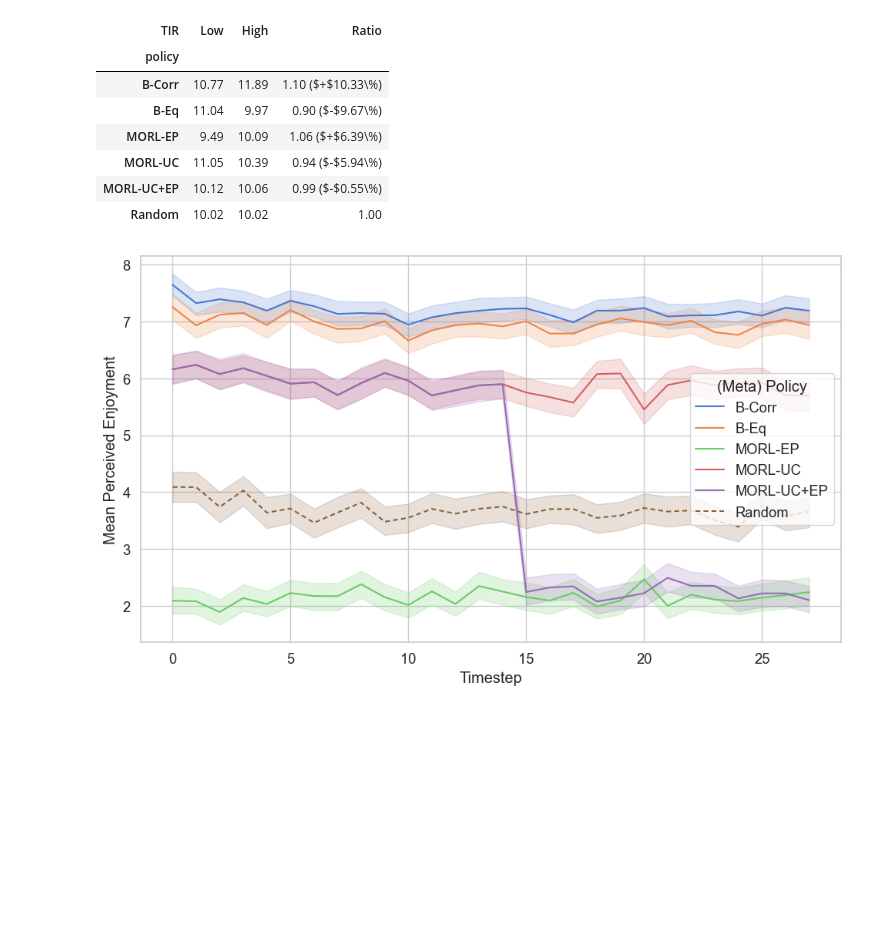
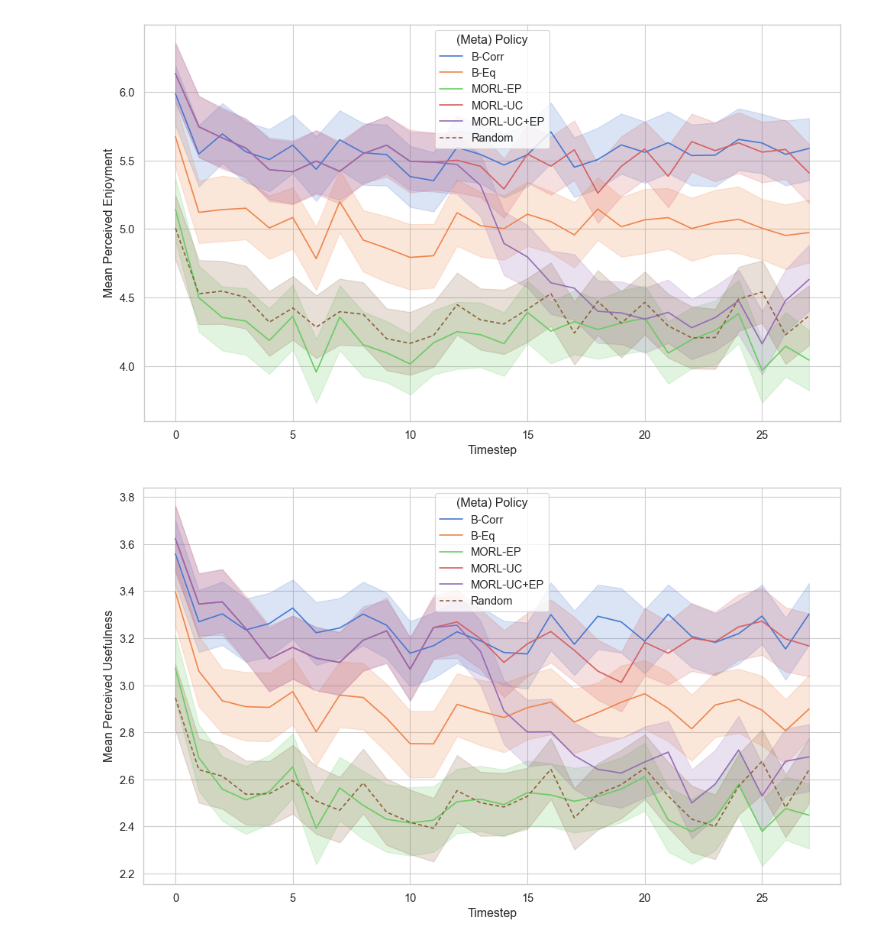
Before and after one commit to shirleyxindi/morl-personalization, a Jupyter notebook: src/RQ/simulation_analysis.ipynb, the cells around one changed output. Saved outputs shown, nothing was run; the diff lists cells and outputs as text; code cells hidden in the pictures; blank space fills up the shorter version.

```diff
--- a/src/RQ/simulation_analysis.ipynb
+++ b/src/RQ/simulation_analysis.ipynb
@@ -51,20 +84,20 @@ action_data = pd.read_csv(os.path.join(data_folder, 'challenge_info.csv'))
 # %%
 evaluation_cols = ["time_spent", "likedness", "usefulness", "difficulty", "PAY_next", "expert_score", "diversity"]
-evaluation_names = ["Time Spent", "Perceived Enjoyment", "Perceived Usefulness", "Difficulty", "Return Willingness", "Difficulty-weighted Adherence", "Diversity"]
+evaluation_names = ["Perceived Enjoyment", "Perceived Usefulness", "Return Willingness", "Difficulty-weighted Adherence", "Diversity"]
 
 results_folder = "C:\\Users\\shirl\\Documents\\Studie\\2025-2026\\Thesis\\personalized-coping-challenges\\results\\"
-simulation_file = "\\pimorld_P=128_T=5_nO=5_gamma=0.7\\simulations\\combined_simulation_results.pkl"
+simulation_file = "\\pimorld_P=128_gamma=0.7_MOT_binary_optimistic_fixed\\simulations\\combined_simulation_results.pkl"
 simulation_results = pd.read_pickle(results_folder + simulation_file)
 
 policy_abbreviations = {
     "Multipolicy random": "MORL-UC",
+    "Multipolicy most_likely": "MORL-UC",
     "Multipolicy random expert": "MORL-RE",
     "Multipolicy expert_priority": "MORL-EP",
     "Multipolicy combined": "MORL-UC+EP",
-    "Random": "Random",
+    "Multipolicy informed_most_likely": "MORL-IUC",
     "Equal Weights Policy": "B-Eq",
     "Correlation-based Policy": "B-Corr",
-    "MORL-EP": "MORL-EP",
 }
 
-simulation_results['policy'] = simulation_results['policy'].map(policy_abbreviations)
+simulation_results['policy'] = simulation_results['policy'].apply(lambda x: policy_abbreviations.get(x, x))
@@ -75,3 +104,5 @@ interactive(children=(Dropdown(description='Objective:', options=(('Time Spent',
+# %%
+simulation_results = pd.concat([simulation_results, no_policy_df], ignore_index=True)
 # %%
 sim_utils.plot_fraction_completed(simulation_results, max_count_per_category=4, save_path=results_folder + "\\figures\\fraction_completed_per_category.svg")
 # %% [output]
@@ -90,10 +125,6 @@ reward_df["policy"] = simulation_results["policy"]
 reward_df["user"] = simulation_results["user"]
 reward_df["t"] = simulation_results["t"]
 reward_df["completed"] = simulation_results["completed"]
-
-completed_measures = ["Perceived Enjoyment", "Time Spent", "Difficulty", "Difficulty-weighted Adherence", "Perceived Usefulness"]
-for measure in completed_measures:
-    reward_df[measure] = reward_df.apply(lambda row: row[measure] if row['completed'] == 1 else 0, axis=1)
 # %%
 def format_cell(mean, imp, is_random):
     if is_random:
@@ -299,39 +339,10 @@ format_latex_to_clipboard(latex)
-# %%
-# analyze per time state, the time spent on the activity
-reward_df["TIR"] = simulation_results["state"].apply(lambda x: x[0])
-reward_df["challenge_difficulty"] = action_data.loc[reward_df["challenge_id"], "time_spent"].values
-
-mean_time_spent_per_user = reward_df.groupby(["policy", "user", "TIR"])["challenge_difficulty"].mean().reset_index()
-mean_time_spent_per_policy_time = mean_time_spent_per_user.groupby(["policy", "TIR"])["challenge_difficulty"].mean().unstack()
-mean_time_spent_per_policy_time["ratio"] = (
-    mean_time_spent_per_policy_time[1] / mean_time_spent_per_policy_time[0]
-)
-baseline_ratio = mean_time_spent_per_policy_time.loc["Random", "ratio"]
-mean_time_spent_per_policy_time['improvement'] = mean_time_spent_per_policy_time["ratio"].subtract(baseline_ratio).div(baseline_ratio) * 100
-
-summary = mean_time_spent_per_policy_time.copy()
-summary['Low'] = summary[0].round(2).astype(str)
-summary['High'] = summary[1].round(2).astype(str)
-summary['Ratio'] = summary.apply(lambda row: format_cell(row['ratio'], row['improvement'], row.name == "Random"), axis=1)
-summary = summary[['Low', 'High', 'Ratio']]
-display(summary)
-latex =summary.to_latex(escape=False,
-                       caption="Mean difficulty ratings of the suggested challenges for low vs high time available states for each policy across simulations, alongside the ratio between them and the improvement compared to the random baseline policy. A higher ratio is better.",
-                       label="tab:difficulty_summary")
-format_latex_to_clipboard(latex)
-# %% [output]
-| TIR | Low | High | Ratio |
-| policy |  |  |  |
-| B-Corr | 10.77 | 11.89 | 1.10 ($+$10.33\%) |
-| B-Eq | 11.04 | 9.97 | 0.90 ($-$9.67\%) |
-| MORL-EP | 9.49 | 10.09 | 1.06 ($+$6.39\%) |
-| MORL-UC | 11.05 | 10.39 | 0.94 ($-$5.94\%) |
-| MORL-UC+EP | 10.12 | 10.06 | 0.99 ($-$0.55\%) |
-| Random | 10.02 | 10.02 | 1.00 |
 # %%
 plotting_measures = ["Perceived Enjoyment", "Perceived Usefulness", "Return Willingness", "Diversity"]
+policies_to_show = policies_to_show + ["Random"]
+plot_df = reward_df[reward_df['policy'].isin(policies_to_show)]
 policy_order = sorted(reward_df["policy"].unique())
-for measure in plotting_measures[:1]:
-    sim_utils.plot_seaborn(reward_df, measure, save_path=results_folder + f"figures\\outcomes\\{measure}.svg")
+for measure in plotting_measures:
+    sim_utils.plot_seaborn(plot_df, measure, save_path=results_folder + f"figures\\outcomes\\{measure.lower().replace(' ', '_')}.svg")
 # %% [output]
-[figure, old version]
+[figure, new version]
+[figure, added]
```
Also changed, not shown: parts of 19 cells of this notebook, 18 other files.
